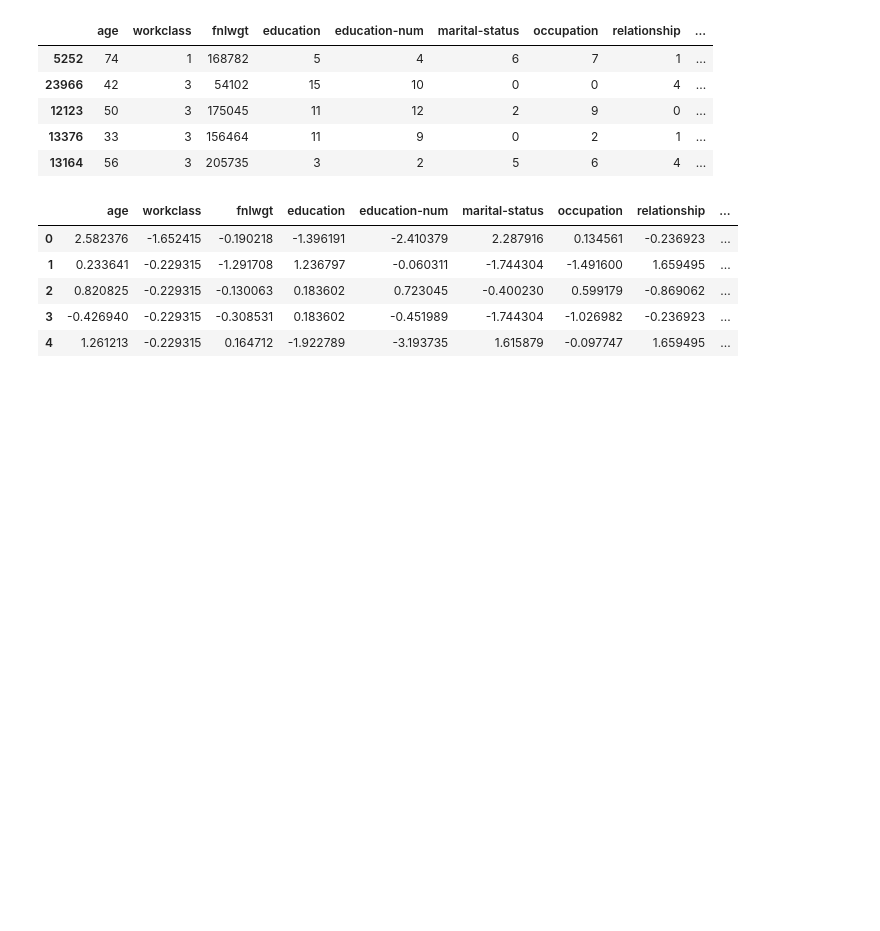
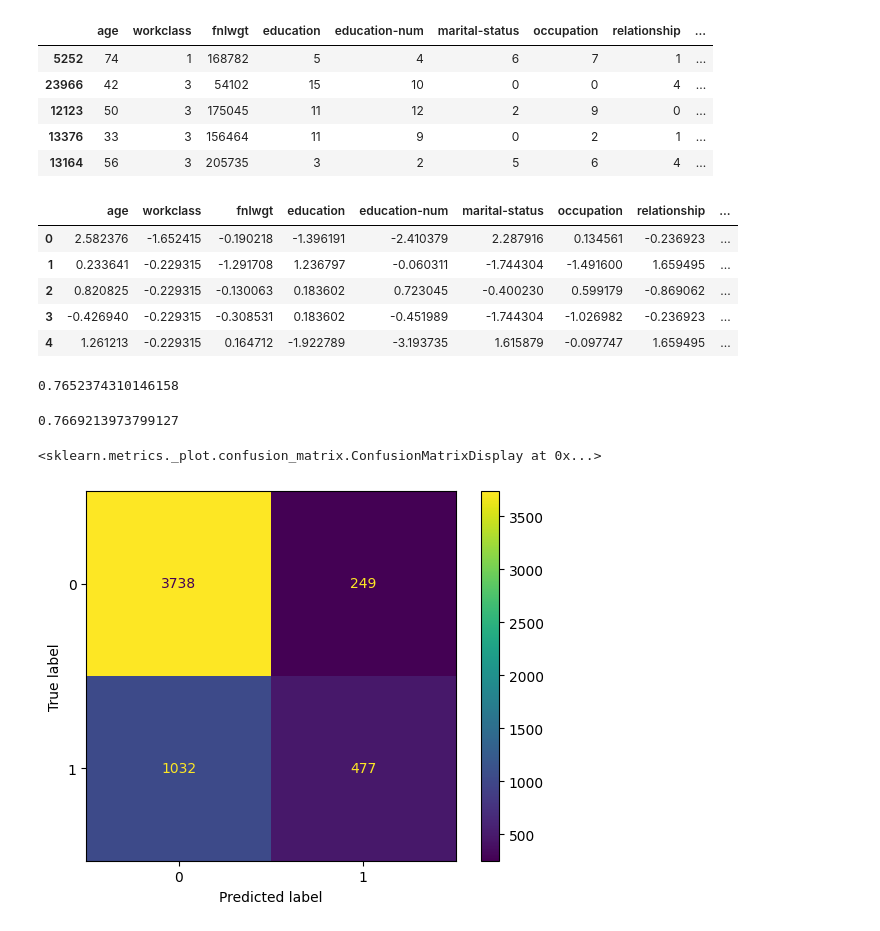
Before and after one commit to TommyRoy776/381-ML-HW1-, a Jupyter notebook: 381 hw1.ipynb, the cells around one changed output. Drawn from its saved outputs; the diff is of its cells as text; code cells hidden in the pictures; blank space fills up the shorter version.

Commit message:
part1

```diff
--- a/381 hw1.ipynb
+++ b/381 hw1.ipynb
@@ -121,3 +122,38 @@ Name: annual-income, dtype: float64
 | 2 | 0.820825 | -0.229315 | -0.130063 | 0.183602 | 0.723045 | -0.400230 | 0.599179 | -0.869062 | ... |
 | 3 | -0.426940 | -0.229315 | -0.308531 | 0.183602 | -0.451989 | -1.744304 | -1.026982 | -0.236923 | ... |
 | 4 | 1.261213 | -0.229315 | 0.164712 | -1.922789 | -3.193735 | 1.615879 | -0.097747 | 1.659495 | ... |
+# %%
+#part 1
+#peformance metric functions
+from sklearn.metrics import confusion_matrix, roc_auc_score, f1_score
+import numpy as np
+from sklearn.naive_bayes import GaussianNB
+from sklearn.metrics import accuracy_score,confusion_matrix,ConfusionMatrixDisplay
+import matplotlib.pyplot as plt
+
+#separate features and labels
+X_train = train_set.drop('annual-income',axis=1)
+Y_train = train_set['annual-income']
+X_test = test_set.drop('annual-income',axis=1)
+Y_test = test_set['annual-income']
+
+#A list of keys for the dictionary returned by p1_metrics
+metric_keys = ['auc','f1','accuracy','sensitivity','specificity', 'precision']
+
+#naive_bayes model
+gnb = GaussianNB()
+Y_pred_train = gnb.fit(X_train,Y_train).predict(X_train)
+accuracy_score(Y_train,Y_pred_train)
+Y_pred_test = gnb.predict(X_test)
+accuracy_score(Y_test,Y_pred_test)
+
+gnb_cm = confusion_matrix(Y_test,Y_pred_test)
+disp=ConfusionMatrixDisplay(confusion_matrix=gnb_cm,
+                            display_labels=gnb.classes_)
+disp.plot()
+plt.show()
+# %% [output]
+0.7652374310146158
+0.7669213973799127
+<sklearn.metrics._plot.confusion_matrix.ConfusionMatrixDisplay at 0x...>
+[figure, added]
```
Also changed, not shown: parts of 2 cells of this notebook, 2 other files.
